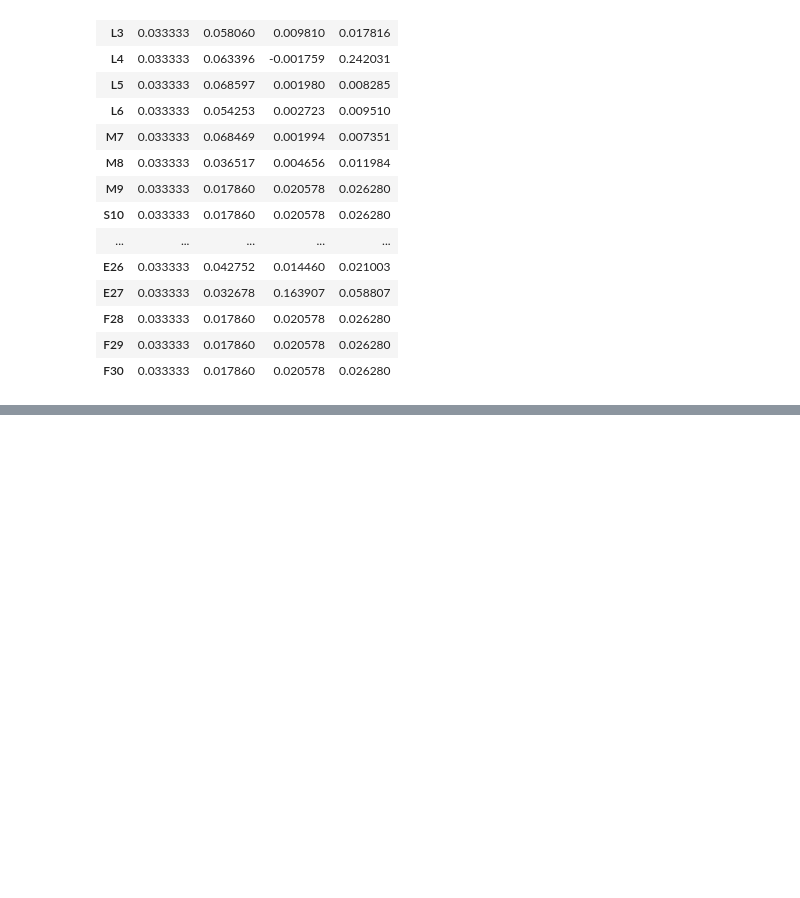
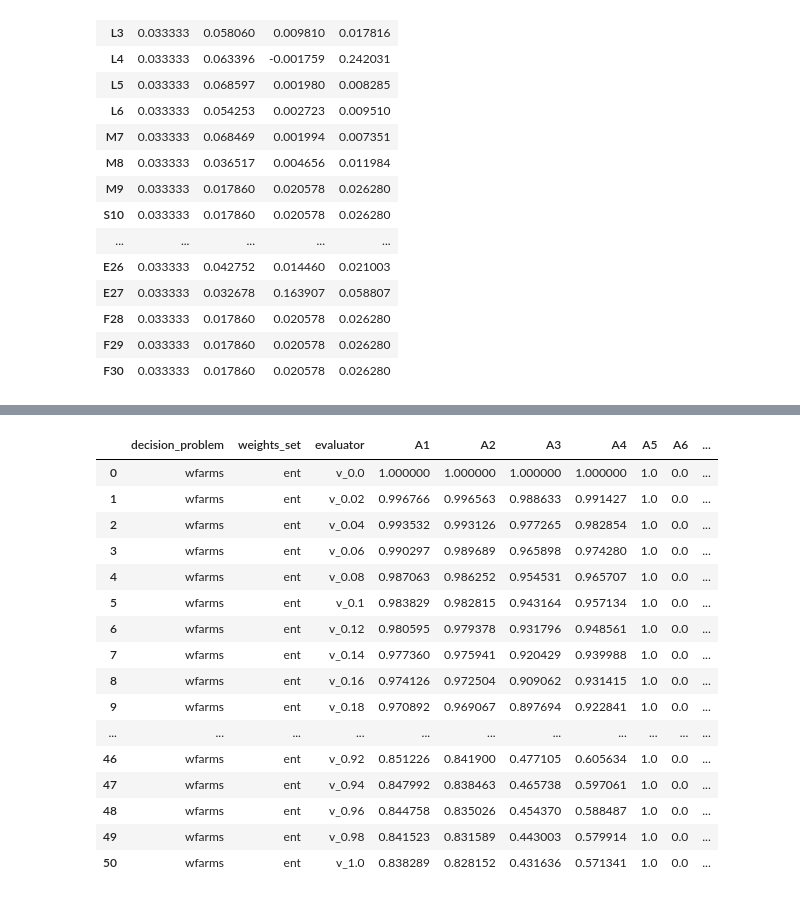
Before and after one commit to arturkarczmarczyk/vikorvanalysis, a Jupyter notebook: article.ipynb, the cells around one changed output, grey strips where cells are left out. Saved outputs shown, nothing was run; the diff lists cells and outputs as text; code cells hidden in the pictures; blank space fills up the shorter version.

```diff
--- a/article.ipynb
+++ b/article.ipynb
@@ -85,0 +189,21 @@ In the first experiment,
+# %%
+tempdf = experiment.comparisons_v['ent'].to_dataframe()
+tempdf
+# %% [output]
+|  | decision_problem | weights_set | evaluator | A1 | A2 | A3 | A4 | A5 | A6 | ... |
+| 0 | wfarms | ent | v_0.0 | 1.000000 | 1.000000 | 1.000000 | 1.000000 | 1.0 | 0.0 | ... |
+| 1 | wfarms | ent | v_0.02 | 0.996766 | 0.996563 | 0.988633 | 0.991427 | 1.0 | 0.0 | ... |
+| 2 | wfarms | ent | v_0.04 | 0.993532 | 0.993126 | 0.977265 | 0.982854 | 1.0 | 0.0 | ... |
+| 3 | wfarms | ent | v_0.06 | 0.990297 | 0.989689 | 0.965898 | 0.974280 | 1.0 | 0.0 | ... |
+| 4 | wfarms | ent | v_0.08 | 0.987063 | 0.986252 | 0.954531 | 0.965707 | 1.0 | 0.0 | ... |
+| 5 | wfarms | ent | v_0.1 | 0.983829 | 0.982815 | 0.943164 | 0.957134 | 1.0 | 0.0 | ... |
+| 6 | wfarms | ent | v_0.12 | 0.980595 | 0.979378 | 0.931796 | 0.948561 | 1.0 | 0.0 | ... |
+| 7 | wfarms | ent | v_0.14 | 0.977360 | 0.975941 | 0.920429 | 0.939988 | 1.0 | 0.0 | ... |
+| 8 | wfarms | ent | v_0.16 | 0.974126 | 0.972504 | 0.909062 | 0.931415 | 1.0 | 0.0 | ... |
+| 9 | wfarms | ent | v_0.18 | 0.970892 | 0.969067 | 0.897694 | 0.922841 | 1.0 | 0.0 | ... |
+| ... | ... | ... | ... | ... | ... | ... | ... | ... | ... | ... |
+| 46 | wfarms | ent | v_0.92 | 0.851226 | 0.841900 | 0.477105 | 0.605634 | 1.0 | 0.0 | ... |
+| 47 | wfarms | ent | v_0.94 | 0.847992 | 0.838463 | 0.465738 | 0.597061 | 1.0 | 0.0 | ... |
+| 48 | wfarms | ent | v_0.96 | 0.844758 | 0.835026 | 0.454370 | 0.588487 | 1.0 | 0.0 | ... |
+| 49 | wfarms | ent | v_0.98 | 0.841523 | 0.831589 | 0.443003 | 0.579914 | 1.0 | 0.0 | ... |
+| 50 | wfarms | ent | v_1.0 | 0.838289 | 0.828152 | 0.431636 | 0.571341 | 1.0 | 0.0 | ... |
```
Also changed, not shown: parts of 23 cells of this notebook, 1 other file.
